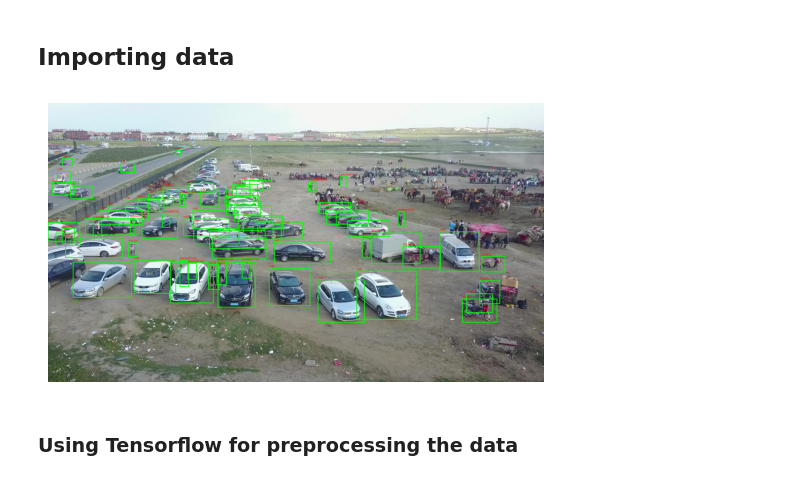
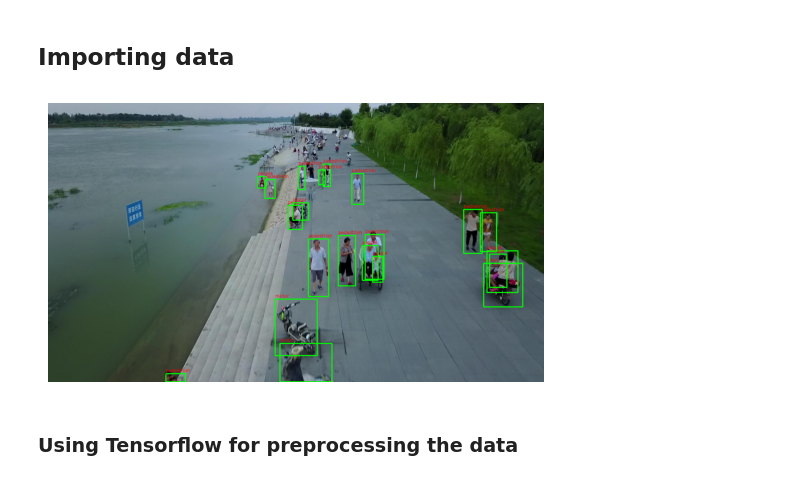
Before and after one commit to sidpatondikar/Video-object-detection, a Jupyter notebook: src/model_prep.ipynb, the cells around one changed output. Drawn from its saved outputs; the diff is of its cells as text; code cells hidden in the pictures.

```diff
--- a/src/model_prep.ipynb
+++ b/src/model_prep.ipynb
@@ -141,14 +128,14 @@ def show_frame_with_boxes(img_path, boxes, class_labels):
     plt.show()
 # %%
 # Load a sequence (0 = MOT17, 1 = VisDrone)
-sequence_info = train_folders[1]
+sequence_info = train_folders[2]
 img_files, annotations, labels = load_sequence(sequence_info)
 
 # Show a frame
 frame_id = 10
 show_frame_with_boxes(img_files[frame_id], annotations.get(frame_id + 1, []), labels)
 # %% [output]
-[figure, old version]
+[figure, new version]
 # %% [markdown]
 ### Using Tensorflow for preprocessing the data
 # %%
```
Also changed, not shown: parts of 9 cells of this notebook.
